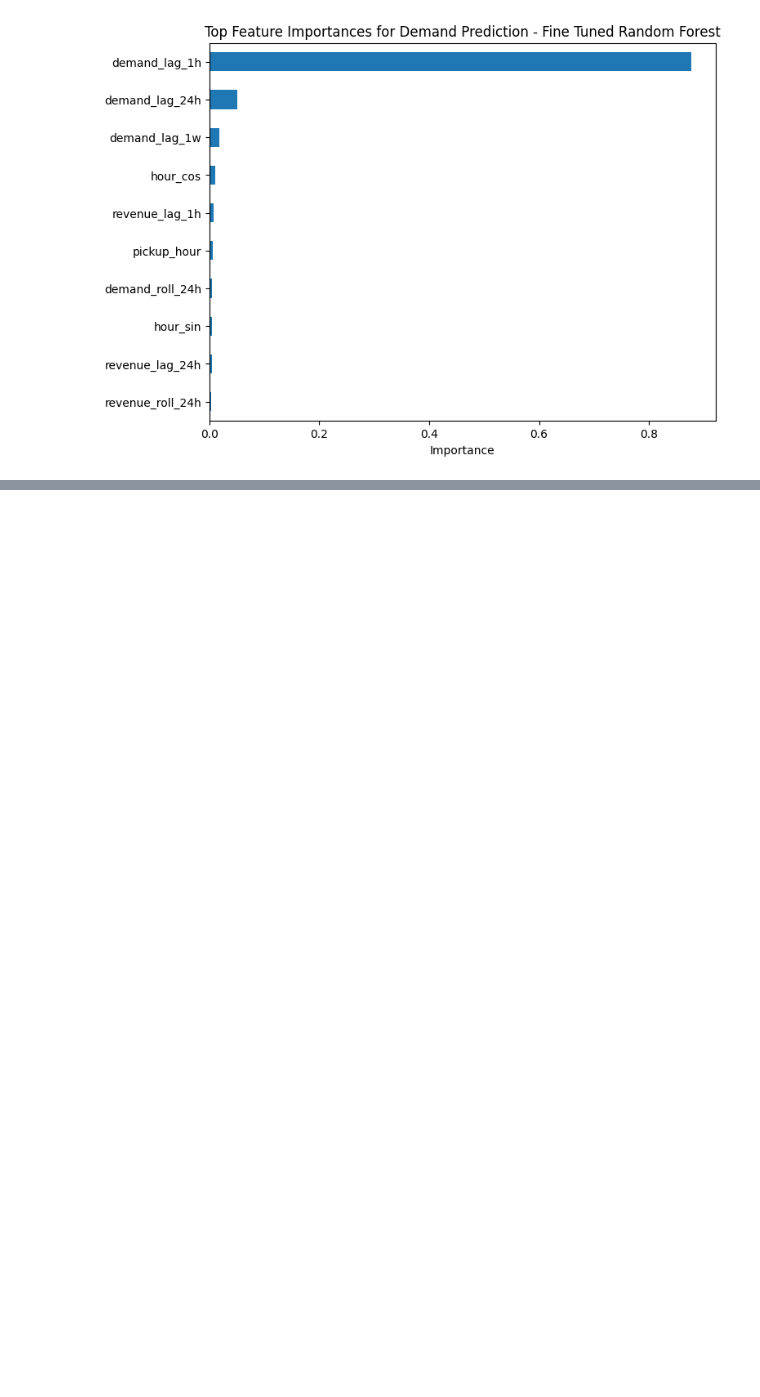
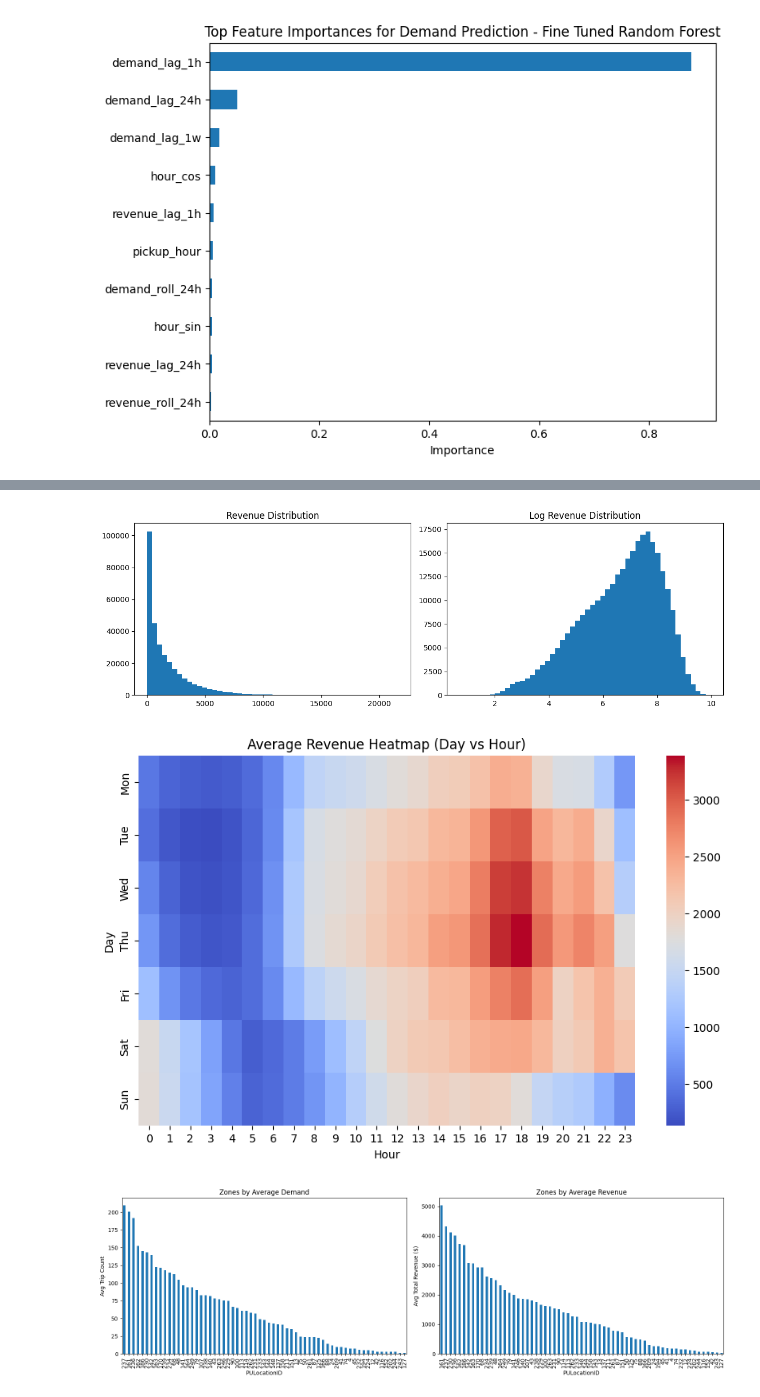
Before and after one commit to kaleater22/ID5059_Group_Project, a Jupyter notebook: ID5059 Group Project.ipynb, the cells around one changed output, grey strips where cells are left out. Saved outputs shown, nothing was run; the diff lists cells and outputs as text; code cells hidden in the pictures; blank space fills up the shorter version.

```diff
--- a/ID5059 Group Project.ipynb
+++ b/ID5059 Group Project.ipynb
@@ -1066,0 +1089,57 @@ plt.show()
+# %%
+# 1. revenue distribution
+fig, axes = plt.subplots(1, 2, figsize=(12, 4))
+axes[0].hist(taxi_clean['total_revenue'], bins=50)
+axes[0].set_title("Revenue Distribution")
+axes[1].hist(np.log1p(taxi_clean['total_revenue']), bins=50)
+axes[1].set_title("Log Revenue Distribution")
+plt.tight_layout()
+plt.show()
+
+# 2. revenue heatmap by day and hour
+pivot_rev = taxi_clean.pivot_table(
+    values='total_revenue', index='pickup_dow',
+    columns='pickup_hour', aggfunc='mean'
+)
+pivot_rev.index = pivot_rev.index.map({0:'Mon',1:'Tue',2:'Wed',3:'Thu',4:'Fri',5:'Sat',6:'Sun'})
+pivot_rev = pivot_rev.reindex(['Mon','Tue','Wed','Thu','Fri','Sat','Sun'])
+
+plt.figure(figsize=(10, 6))
+sns.heatmap(pivot_rev.astype(float), cmap='coolwarm')
+plt.title("Average Revenue Heatmap (Day vs Hour)")
+plt.xlabel("Hour")
+plt.ylabel("Day")
+plt.show()
+
+# 3. top zones by demand vs revenue — side by side comparison
+fig, axes = plt.subplots(1, 2, figsize=(16, 5))
+taxi_clean.groupby('PULocationID')['trip_count'].mean().sort_values(ascending=False).plot(kind='bar', ax=axes[0])
+axes[0].set_title("Zones by Average Demand")
+axes[0].set_ylabel("Avg Trip Count")
+taxi_clean.groupby('PULocationID')['total_revenue'].mean().sort_values(ascending=False).plot(kind='bar', ax=axes[1])
+axes[1].set_title("Zones by Average Revenue")
+axes[1].set_ylabel("Avg Total Revenue ($)")
+plt.tight_layout()
+plt.show()
+
+# 4. revenue vs demand scatter per zone
+zone_summary = taxi_clean.groupby('PULocationID')[['trip_count', 'total_revenue']].mean()
+plt.figure(figsize=(7, 5))
+plt.scatter(zone_summary['trip_count'], zone_summary['total_revenue'], alpha=0.7)
+plt.xlabel("Avg Demand (trips/hour)")
+plt.ylabel("Avg Revenue ($/hour)")
+plt.title("Revenue vs Demand by Zone")
+plt.tight_layout()
+plt.show()
+
+# 5. feature correlation with revenue
+corr_rev = taxi_clean.corr(numeric_only=True)['total_revenue'].sort_values(ascending=False)
+plt.figure(figsize=(6, 8))
+corr_rev.drop('total_revenue').plot(kind='barh')
+plt.title("Feature Correlation with Revenue")
+plt.xlabel("Correlation")
+plt.show()
+# %% [output]
+[figure, added]
+[figure, added]
+[figure, added]
```
Also changed, not shown: parts of 14 cells of this notebook.
